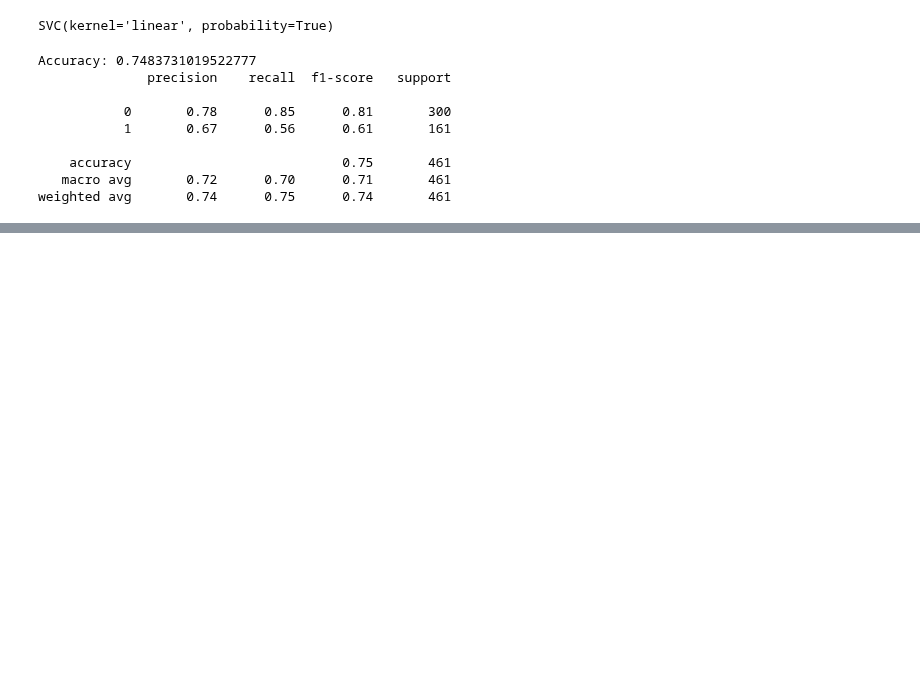
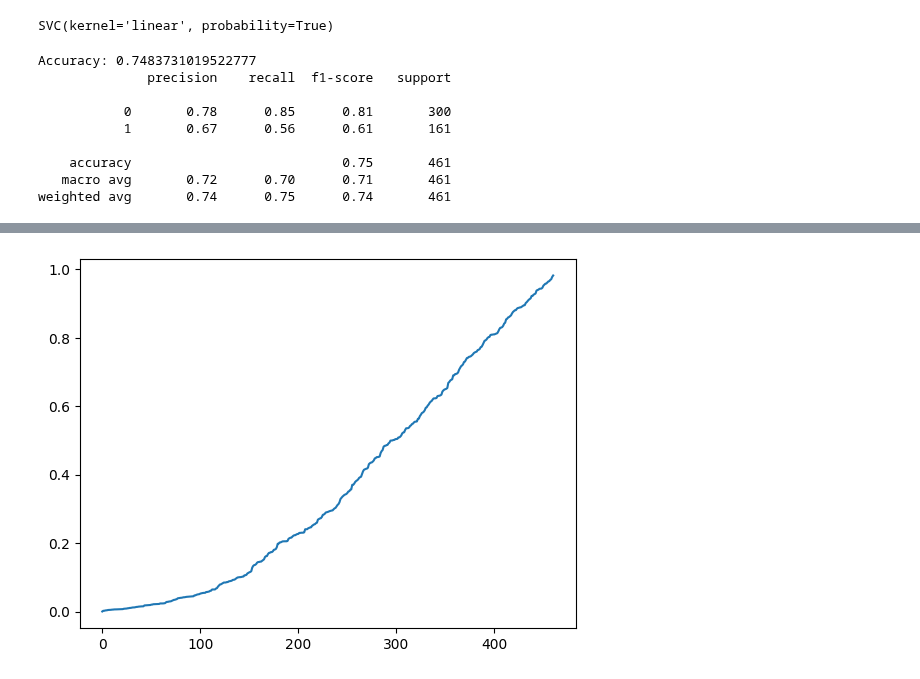
Before and after one commit to EmilienJemelen/selective-classification, a Jupyter notebook: experiments/PIMA/build_sgr_sets.ipynb, the cells around one changed output, grey strips where cells are left out. Drawn from its saved outputs; the diff is of its cells as text; code cells hidden in the pictures; blank space fills up the shorter version.

```diff
--- a/experiments/PIMA/build_sgr_sets.ipynb
+++ b/experiments/PIMA/build_sgr_sets.ipynb
@@ -161,0 +231,10 @@ pickle.dump(sgr_df, open('sgr_set_svm','wb'))
+# %%
+model.eval()
+with torch.no_grad():
+    test_probs = model(X_test_tensor)  # Shape: (num_samples, 1)
+    test_preds = (test_probs > 0.5).float()
+# %%
+sgr_df = pd.DataFrame({'y_true': Y_test,
+                       'y_pred': test_preds.numpy().astype(int).flatten(),
+                       'kappa': test_probs.numpy().flatten()}).sort_values('kappa')
+sgr_df
@@ -161,0 +255,5 @@ pickle.dump(sgr_df, open('sgr_set_svm','wb'))
+# %%
+plt.plot(sorted(sgr_df.kappa))
+plt.show()
+# %% [output]
+[figure, added]
```
Also changed, not shown: parts of 7 cells of this notebook, 5 other files.
